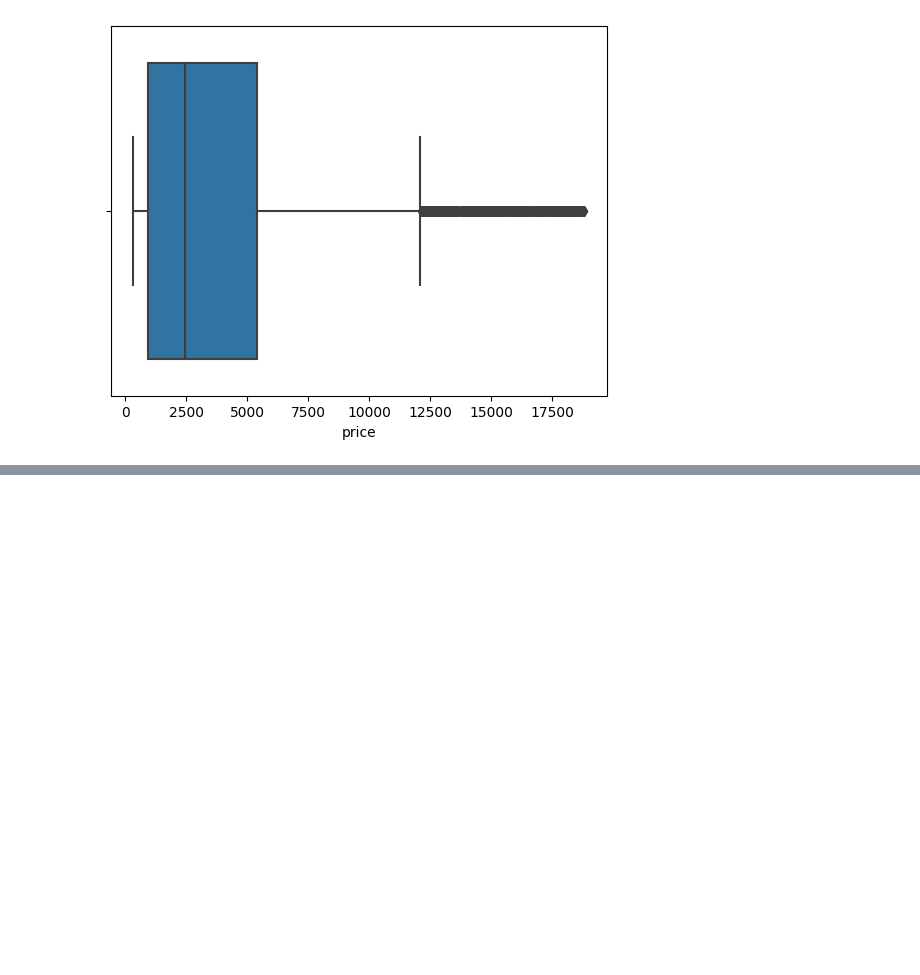
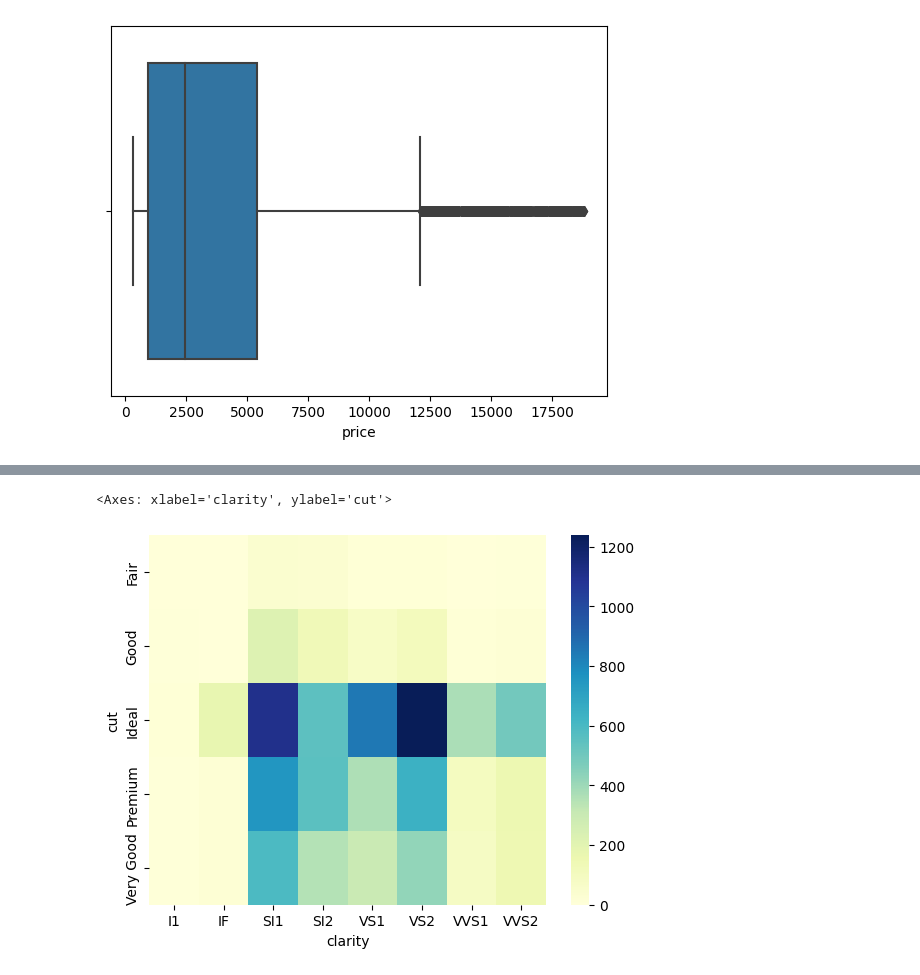
Before and after one commit to Vinotha07/DiamondPricePrediction_ML-Project, a Jupyter notebook: notebook/EDA.ipynb, the cells around one changed output, grey strips where cells are left out. Saved outputs shown, nothing was run; the diff lists cells and outputs as text; code cells hidden in the pictures; blank space fills up the shorter version.

```diff
--- a/notebook/EDA.ipynb
+++ b/notebook/EDA.ipynb
@@ -226,0 +270,7 @@ for i in numerical_columns:
+# %%
+#heatmaps are not commonly used for categorical variables, they can be useful to visualize the frequency distribution of categorical variables in a dataset.
+# pd.crosstab() function to create a cross-tabulation of the two variables, which provides the frequency distribution of the variables in a tabular format. We then pass this cross-tabulation to the heatmap() function of seaborn to create a heatmap of the frequency distribution.
+sns.heatmap(pd.crosstab(df['cut'], df['clarity']), cmap='YlGnBu')
+# %% [output]
+<Axes: xlabel='clarity', ylabel='cut'>
+[figure, added]
```
Also changed, not shown: parts of 19 cells of this notebook.
